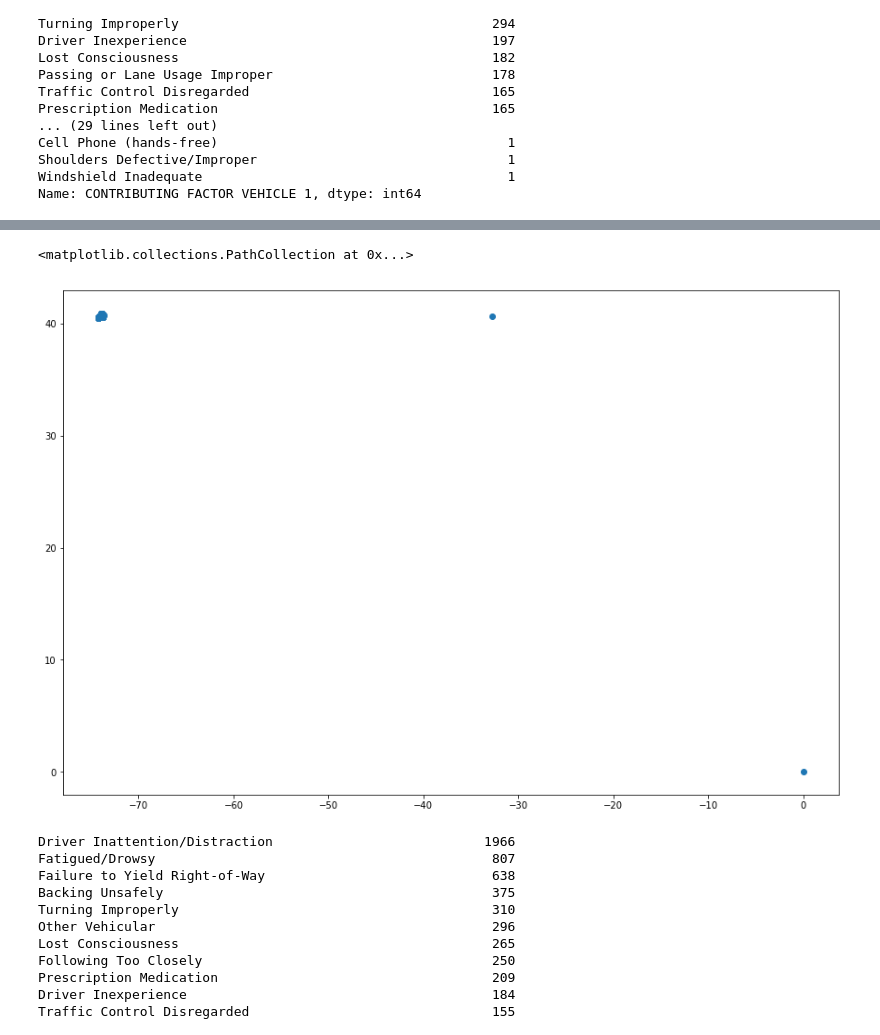
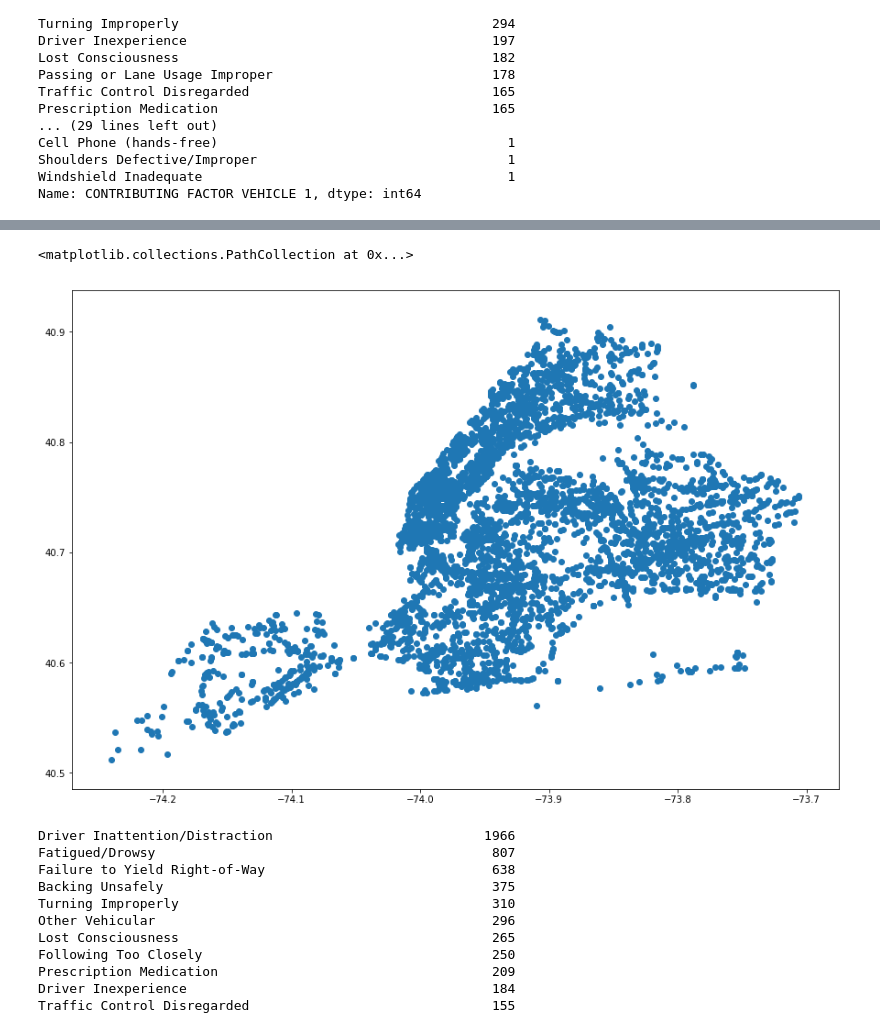
Before and after one commit to krisnadiputra/GCI2017-final-project, a Jupyter notebook: cosmas/cosmas.ipynb, the cells around one changed output, grey strips where cells are left out. Saved outputs shown, nothing was run; the diff lists cells and outputs as text; code cells hidden in the pictures.

```diff
--- a/cosmas/cosmas.ipynb
+++ b/cosmas/cosmas.ipynb
@@ -847,0 +894,12 @@ Name: CONTRIBUTING FACTOR VEHICLE 1, dtype: int64
+# %%
+sns.set(style='ticks')
+np.random.seed(0)
+
+df = pd.DataFrame({
+    'LONGITUDE': data_ps_m10_1518['LONGITUDE'],
+    'LATITUDE': data_ps_m10_1518['LATITUDE'],
+    'CONTRIBUTING FACTOR VEHICLE 1': data_ps_m10_1518['CONTRIBUTING FACTOR VEHICLE 1']
+})
+
+fg = sns.FacetGrid(data=df, hue='CONTRIBUTING FACTOR VEHICLE 1', size=7, aspect=1.5)
+fg.map(plt.scatter, 'LONGITUDE', 'LATITUDE').add_legend()
@@ -879,13 +974,14 @@ Name: CONTRIBUTING FACTOR VEHICLE 1, dtype: int64
 # %%
-ps_m9_1518_x = data_ps_m9_1518['LONGITUDE']
-ps_m9_1518_y = data_ps_m9_1518['LATITUDE']
+data_ps_m9_1518c = data_ps_m9_1518[data_ps_m9_1518['LONGITUDE']<-50]
+ps_m9_1518_x = data_ps_m9_1518c['LONGITUDE']
+ps_m9_1518_y = data_ps_m9_1518c['LATITUDE']
 
 plt.figure(figsize=(15,10))
 
 plt.scatter(ps_m9_1518_x, ps_m9_1518_y)
 # %% [output]
 <matplotlib.collections.PathCollection at 0x...>
-[figure, old version]
+[figure, new version]
 # %%
 data_ps_m4_1518 = data_ps_m4[(data_ps_m4['TIME']>='1900-01-01 15:00') & (data_ps_m4['TIME']<'1900-01-01 18:00')]
 data_ps_m4_1518['CONTRIBUTING FACTOR VEHICLE 1'].value_counts()
```
Also changed, not shown: parts of 26 cells of this notebook.
